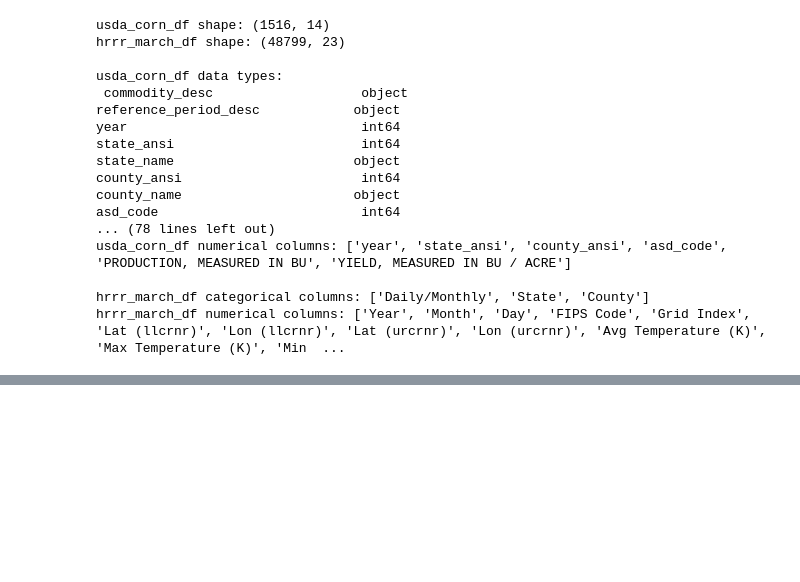
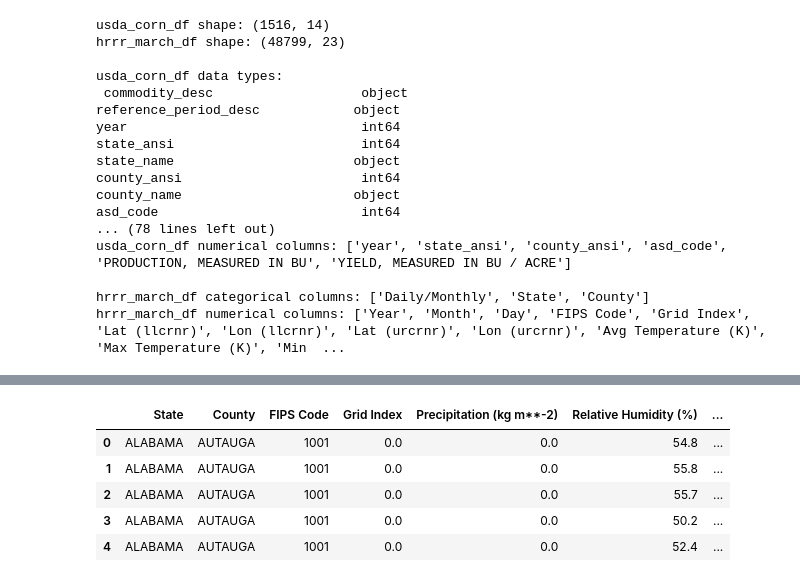
Before and after one commit to Rmot1202/Cropnet, a Jupyter notebook: Untitled-1.ipynb, the cells around one changed output, grey strips where cells are left out. Saved outputs shown, nothing was run; the diff lists cells and outputs as text; code cells hidden in the pictures; blank space fills up the shorter version.

```diff
--- a/Untitled-1.ipynb
+++ b/Untitled-1.ipynb
@@ -229,0 +279,9 @@ hrrr_march_df["date"] = pd.to_datetime(hrrr_march_df[["year", "month", "day"]],
+# %%
+hrrr_march_df.head()
+# %% [output]
+|  | State | County | FIPS Code | Grid Index | Precipitation (kg m**-2) | Relative Humidity (%) | ... |
+| 0 | ALABAMA | AUTAUGA | 1001 | 0.0 | 0.0 | 54.8 | ... |
+| 1 | ALABAMA | AUTAUGA | 1001 | 0.0 | 0.0 | 55.8 | ... |
+| 2 | ALABAMA | AUTAUGA | 1001 | 0.0 | 0.0 | 55.7 | ... |
+| 3 | ALABAMA | AUTAUGA | 1001 | 0.0 | 0.0 | 50.2 | ... |
+| 4 | ALABAMA | AUTAUGA | 1001 | 0.0 | 0.0 | 52.4 | ... |
```
Also changed, not shown: parts of 9 cells of this notebook.
